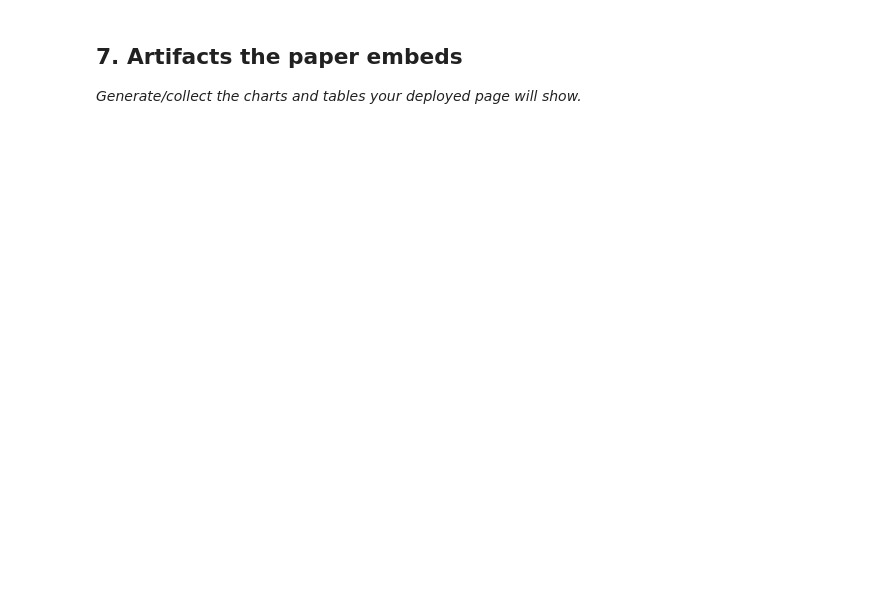
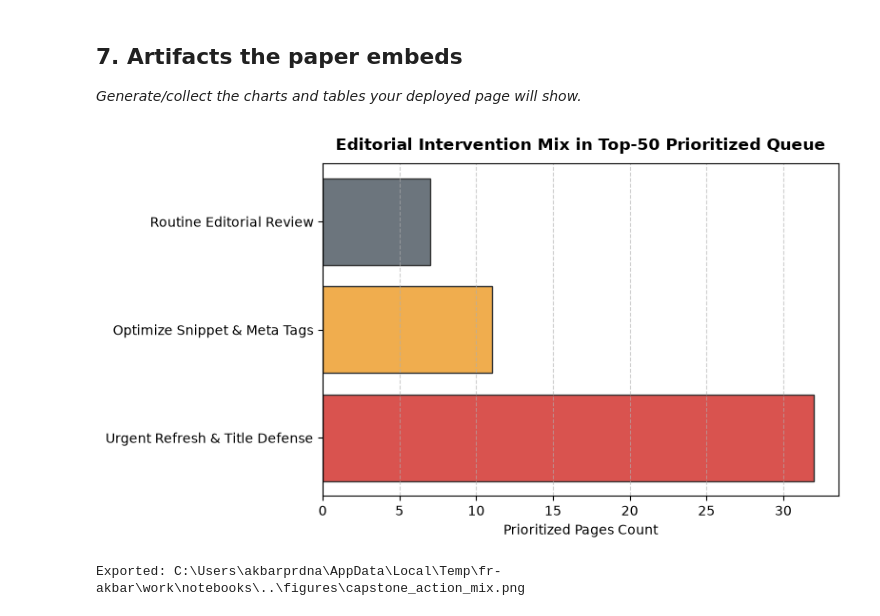
Before and after one commit to Devaaldo/flyrank-ml, a Jupyter notebook: work/notebooks/capstone.ipynb, the cells around one changed output. Cells and saved outputs as stored; diff of their text form; code cells hidden in the pictures; blank space fills up the shorter version.

Commit message:
feat(capstone): ship research paper on GitHub Pages, execute capstone notebook, and wire paper_url

```diff
--- a/work/notebooks/capstone.ipynb
+++ b/work/notebooks/capstone.ipynb
@@ -32,0 +254,20 @@ This skeleton is yours to fill. Work the sections **in order** — each one has
+# %%
+# 6. Generate Playbook Action Queue
+df_test["model_decay_prob"] = lr_probs
+df_test["priority_score"] = df_test["model_decay_prob"] * df_test["log_impressions_90d"]
+
+def assign_action(r):
+    if r["avg_position"] > 0 and r["avg_position"] <= 10 and r["model_decay_prob"] >= 0.50:
+        return "Urgent Refresh & Title Defense"
+    elif r["impressions_90d"] >= 500 and 0 < r["avg_position"] <= 20 and r["ctr"] < 0.50:
+        return "Optimize Snippet & Meta Tags"
+    else:
+        return "Routine Editorial Review"
+
+df_test["suggested_action"] = df_test.apply(assign_action, axis=1)
+capstone_queue = df_test.sort_values("priority_score", ascending=False).head(50).copy()
+capstone_queue["rank"] = range(1, len(capstone_queue) + 1)
+
+print("Top 50 Editorial Action Mix:")
+print(capstone_queue["suggested_action"].value_counts().to_string())
+print(f"\nMedian 90-Day Impressions Protected: {capstone_queue['impressions_90d'].median():,.0f}")
@@ -34,3 +283,25 @@ This skeleton is yours to fill. Work the sections **in order** — each one has
 ## 7. Artifacts the paper embeds
 
 *Generate/collect the charts and tables your deployed page will show.*
+# %%
+# 7. Export Figures and Verified Metrics
+import matplotlib.pyplot as plt
+
+figures_dir = curr / "work/figures" if (curr / "work").exists() else curr / "../figures"
+figures_dir.mkdir(parents=True, exist_ok=True)
+
+# Figure 1: Action Mix
+plt.figure(figsize=(8, 4.5))
+action_counts = capstone_queue["suggested_action"].value_counts()
+plt.barh(action_counts.index, action_counts.values, color=["#d9534f", "#f0ad4e", "#6c757d"], edgecolor="#333")
+plt.title("Editorial Intervention Mix in Top-50 Prioritized Queue", fontsize=12, fontweight="bold", pad=10)
+plt.xlabel("Prioritized Pages Count", fontsize=10)
+plt.grid(axis="x", linestyle="--", alpha=0.6)
+plt.tight_layout()
+fig_path = figures_dir / "capstone_action_mix.png"
+plt.savefig(fig_path, dpi=300)
+plt.show()
+print(f"Exported: {fig_path}")
+# %% [output]
+[figure, added]
+Exported: C:\Users\akbarprdna\AppData\Local\Temp\fr-akbar\work\notebooks\..\figures\capstone_action_mix.png
```
Also changed, not shown: parts of 22 cells of this notebook, 7 other files.
